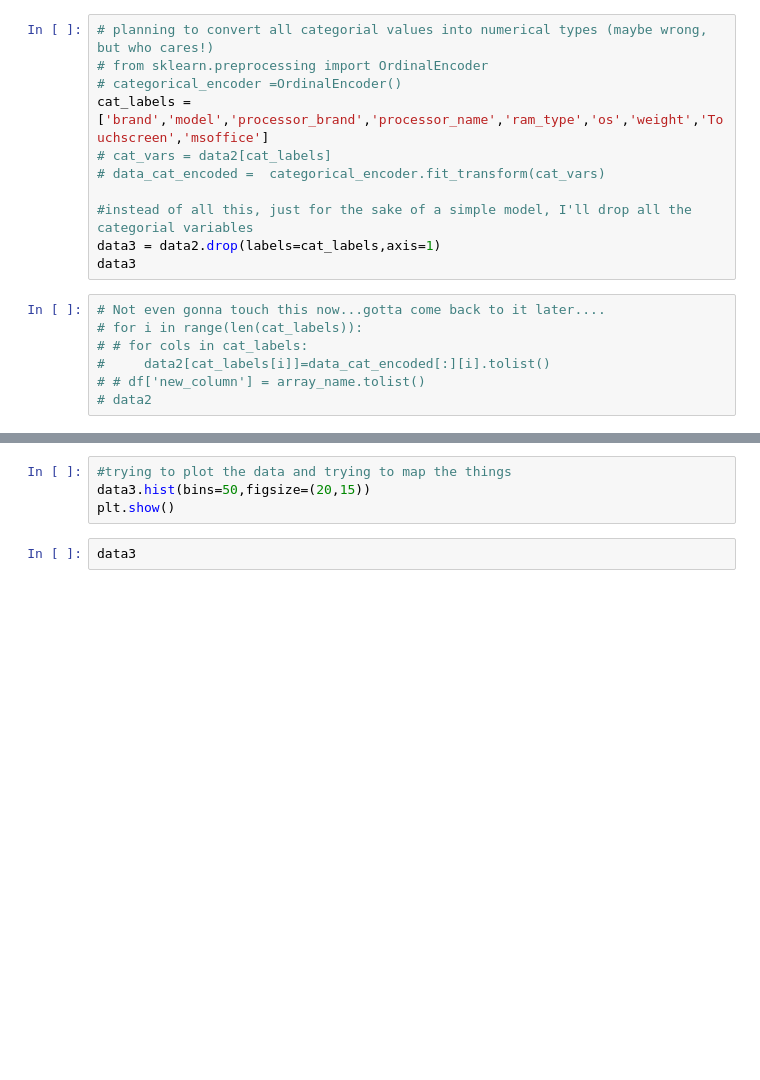
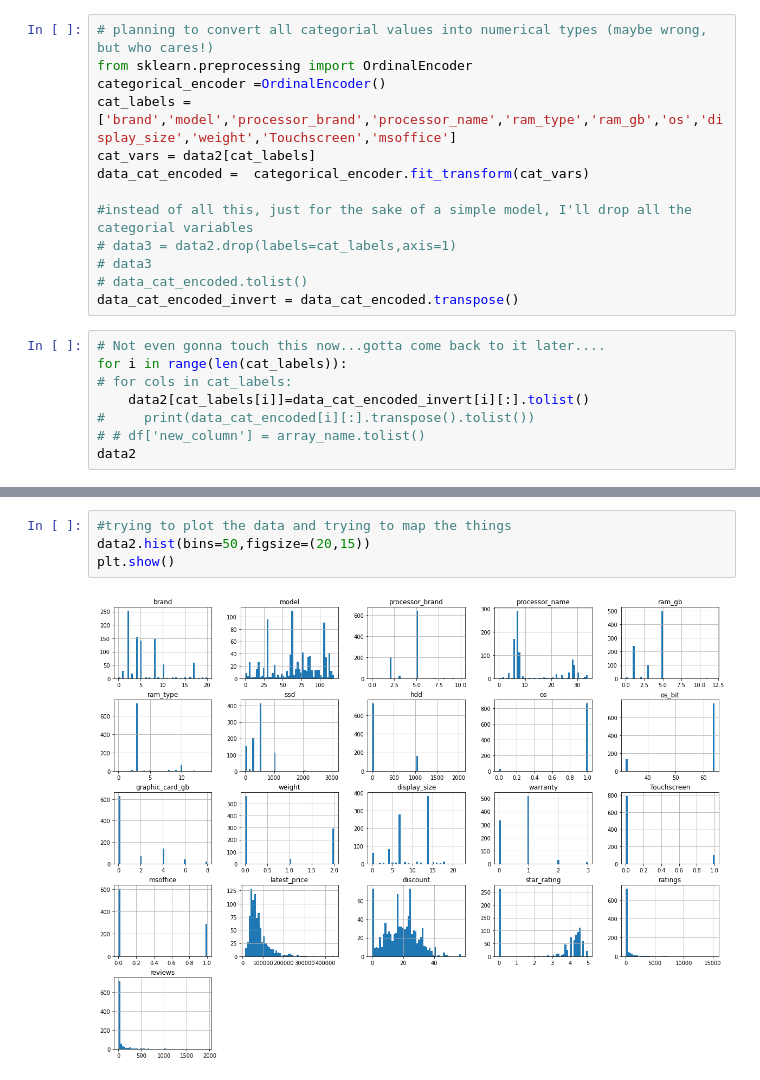
Before and after one commit to sanathNU/ML-and-DL-Notebooks, a Jupyter notebook: basic-modelling-for-laptop-prices.ipynb, the cells around one changed output, grey strips where cells are left out. Drawn from its saved outputs; the diff is of its cells as text; blank space fills up the shorter version.

Commit message:
Kaggle Notebook | Basic Modelling for Laptop Prices | Version 2

```diff
--- a/basic-modelling-for-laptop-prices.ipynb
+++ b/basic-modelling-for-laptop-prices.ipynb
@@ -35,18 +75,21 @@ data2
 # %%
 # planning to convert all categorial values into numerical types (maybe wrong, but who cares!)
-# from sklearn.preprocessing import OrdinalEncoder
-# categorical_encoder =OrdinalEncoder()
-cat_labels = ['brand','model','processor_brand','processor_name','ram_type','os','weight','Touchscreen','msoffice']
-# cat_vars = data2[cat_labels]
-# data_cat_encoded =  categorical_encoder.fit_transform(cat_vars)
+from sklearn.preprocessing import OrdinalEncoder
+categorical_encoder =OrdinalEncoder()
+cat_labels = ['brand','model','processor_brand','processor_name','ram_type','ram_gb','os','display_size','weight','Touchscreen','msoffice']
+cat_vars = data2[cat_labels]
+data_cat_encoded =  categorical_encoder.fit_transform(cat_vars)
 
 #instead of all this, just for the sake of a simple model, I'll drop all the categorial variables
-data3 = data2.drop(labels=cat_labels,axis=1)
-data3
+# data3 = data2.drop(labels=cat_labels,axis=1)
+# data3
+# data_cat_encoded.tolist()
+data_cat_encoded_invert = data_cat_encoded.transpose()
 # %%
 # Not even gonna touch this now...gotta come back to it later....
-# for i in range(len(cat_labels)):
-# # for cols in cat_labels:
-#     data2[cat_labels[i]]=data_cat_encoded[:][i].tolist()
+for i in range(len(cat_labels)):
+# for cols in cat_labels:
+    data2[cat_labels[i]]=data_cat_encoded_invert[i][:].tolist()
+#     print(data_cat_encoded[i][:].transpose().tolist())
 # # df['new_column'] = array_name.tolist()
-# data2
+data2
@@ -53,6 +110,6 @@ data3
 # %%
 #trying to plot the data and trying to map the things
-data3.hist(bins=50,figsize=(20,15))
+data2.hist(bins=50,figsize=(20,15))
 plt.show()
+# %% [output]
+[figure, added]
-# %%
-data3
```
Also changed, not shown: parts of 9 cells of this notebook.
